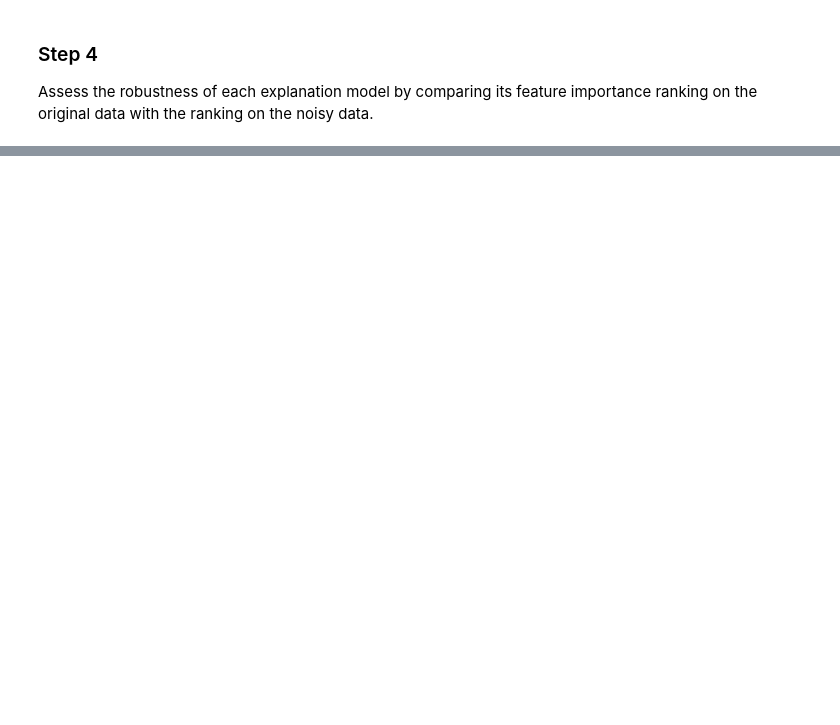
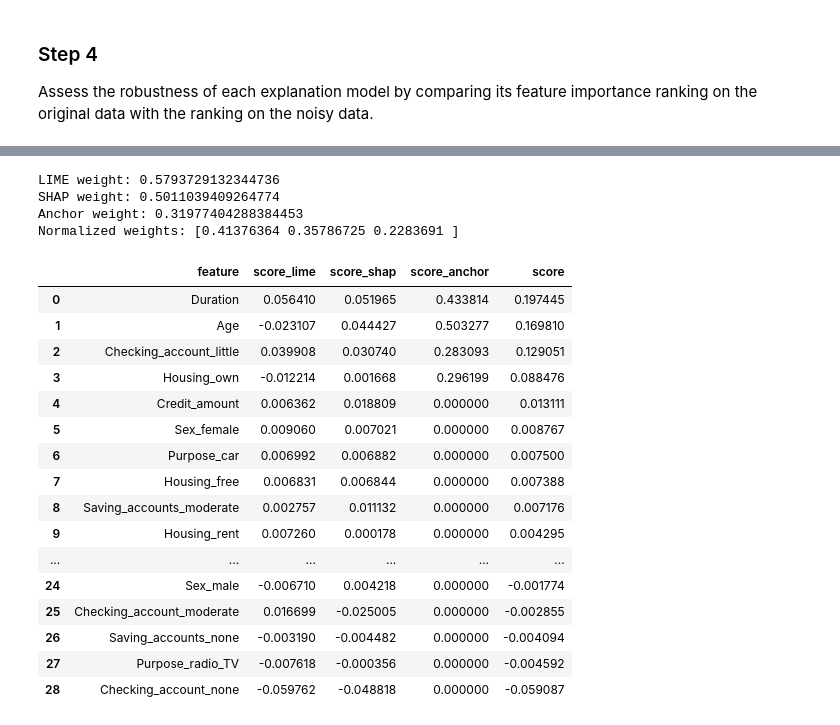
Before and after one commit to hiaac-finance/xai_aggregation, a Jupyter notebook: NPABEE_clean.ipynb, the cells around one changed output, grey strips where cells are left out. Saved outputs shown, nothing was run; the diff lists cells and outputs as text; code cells hidden in the pictures; blank space fills up the shorter version.

```diff
--- a/NPABEE_clean.ipynb
+++ b/NPABEE_clean.ipynb
@@ -639,0 +654,75 @@ dtype: float64
+# %%
+# For a given instance, normalize the metrics:
+def normalize_metrics(instance_metrics: pd.Series, training_metrics_df: pd.DataFrame) -> pd.DataFrame:
+    """
+    Returns a DataFrame with the normalized metrics.
+    """
+
+    normalized_metrics = (instance_metrics - training_metrics_df.min()) / (training_metrics_df.max() - training_metrics_df.min())
+
+    return normalized_metrics
+
+# Example of weight calculation for the first instance:
+normalized_metrics = normalize_metrics(LIME_metrics_df.iloc[0], LIME_metrics_df)
+weight = normalized_metrics.mean()
+# %%
+def explain_instance(instance_data_row):
+    lime_ranking = feature_importances.get_lime_ranking(instance_data_row)
+    lime_ranking_noisy = feature_importances_noisy.get_lime_ranking(instance_data_row)
+    lime_instance_metrics = robustness_metrics(lime_ranking, lime_ranking_noisy)
+    lime_normalized_metrics = normalize_metrics(lime_instance_metrics, LIME_metrics_df)
+    lime_weight = np.mean(lime_normalized_metrics)
+
+    shap_ranking = feature_importances.get_shap_ranking(instance_data_row, explainer_type=shap.TreeExplainer)
+    shap_ranking_noisy = feature_importances_noisy.get_shap_ranking(instance_data_row, explainer_type=shap.TreeExplainer)
+    shap_instance_metrics = robustness_metrics(shap_ranking, shap_ranking_noisy)
+    shap_normalized_metrics = normalize_metrics(shap_instance_metrics, SHAP_metrics_df)
+    shap_weight = np.mean(shap_normalized_metrics)
+
+    anchor_ranking = feature_importances.get_anchor_ranking(instance_data_row)
+    anchor_ranking_noisy = feature_importances_noisy.get_anchor_ranking(instance_data_row)
+    anchor_instance_metrics = robustness_metrics(anchor_ranking, anchor_ranking_noisy)
+    anchor_normalized_metrics = normalize_metrics(anchor_instance_metrics, anchor_metrics_df)
+    anchor_weight = np.mean(anchor_normalized_metrics)
+
+    # Normalize the weights:
+    weights = np.array([lime_weight, shap_weight, anchor_weight])
+    normalized_weights = weights / weights.sum()
+
+    print(f'LIME weight: {lime_weight}')
+    print(f'SHAP weight: {shap_weight}')
+    print(f'Anchor weight: {anchor_weight}')
+    print(f'Normalized weights: {normalized_weights}')
+
+    # Combine the explanations, sum of the rankings weighted by the normalized metrics:
+    result = lime_ranking.merge(shap_ranking, on='feature', how='outer', suffixes=('_lime', '_shap'))
+    result = result.merge(anchor_ranking, on='feature', how='outer', suffixes=('_lime', '_shap'))
+    result = result.rename(columns={'score': 'score_anchor'})
+    result['score'] = lime_weight * result['score_lime'] + shap_weight * result['score_shap'] + anchor_weight * result['score_anchor']
+    result = result.sort_values(by='score', ascending=False).reset_index(drop=True)
+
+    return result
+
+explain_instance(X_test.iloc[sample_idx])
+# %% [output]
+LIME weight: 0.5793729132344736
+SHAP weight: 0.5011039409264774
+Anchor weight: 0.31977404288384453
+Normalized weights: [0.41376364 0.35786725 0.2283691 ]
+|  | feature | score_lime | score_shap | score_anchor | score |
+| 0 | Duration | 0.056410 | 0.051965 | 0.433814 | 0.197445 |
+| 1 | Age | -0.023107 | 0.044427 | 0.503277 | 0.169810 |
+| 2 | Checking_account_little | 0.039908 | 0.030740 | 0.283093 | 0.129051 |
+| 3 | Housing_own | -0.012214 | 0.001668 | 0.296199 | 0.088476 |
+| 4 | Credit_amount | 0.006362 | 0.018809 | 0.000000 | 0.013111 |
+| 5 | Sex_female | 0.009060 | 0.007021 | 0.000000 | 0.008767 |
+| 6 | Purpose_car | 0.006992 | 0.006882 | 0.000000 | 0.007500 |
+| 7 | Housing_free | 0.006831 | 0.006844 | 0.000000 | 0.007388 |
+| 8 | Saving_accounts_moderate | 0.002757 | 0.011132 | 0.000000 | 0.007176 |
+| 9 | Housing_rent | 0.007260 | 0.000178 | 0.000000 | 0.004295 |
+| ... | ... | ... | ... | ... | ... |
+| 24 | Sex_male | -0.006710 | 0.004218 | 0.000000 | -0.001774 |
+| 25 | Checking_account_moderate | 0.016699 | -0.025005 | 0.000000 | -0.002855 |
+| 26 | Saving_accounts_none | -0.003190 | -0.004482 | 0.000000 | -0.004094 |
+| 27 | Purpose_radio_TV | -0.007618 | -0.000356 | 0.000000 | -0.004592 |
+| 28 | Checking_account_none | -0.059762 | -0.048818 | 0.000000 | -0.059087 |
```
Also changed, not shown: parts of 8 cells of this notebook, 1 other file.
